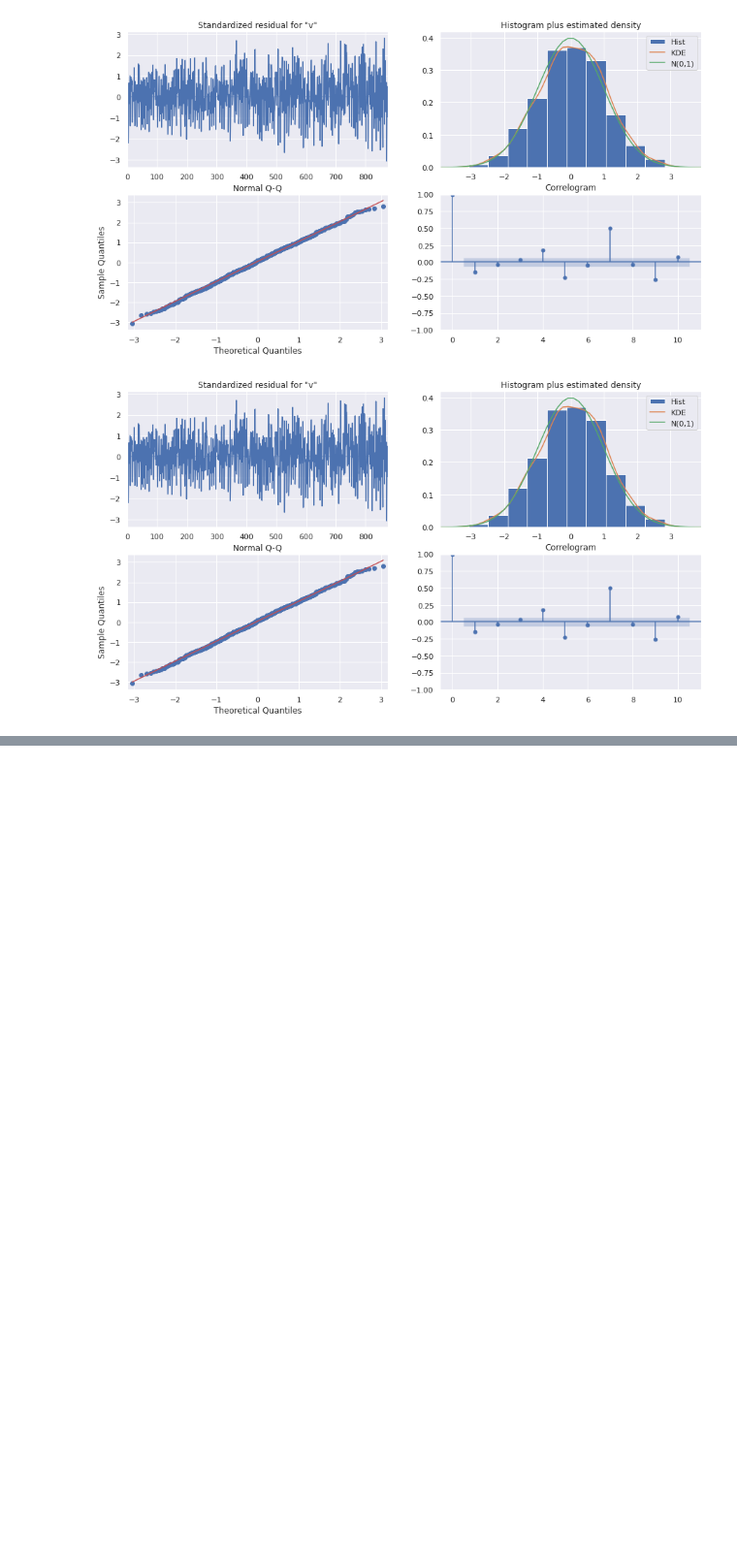
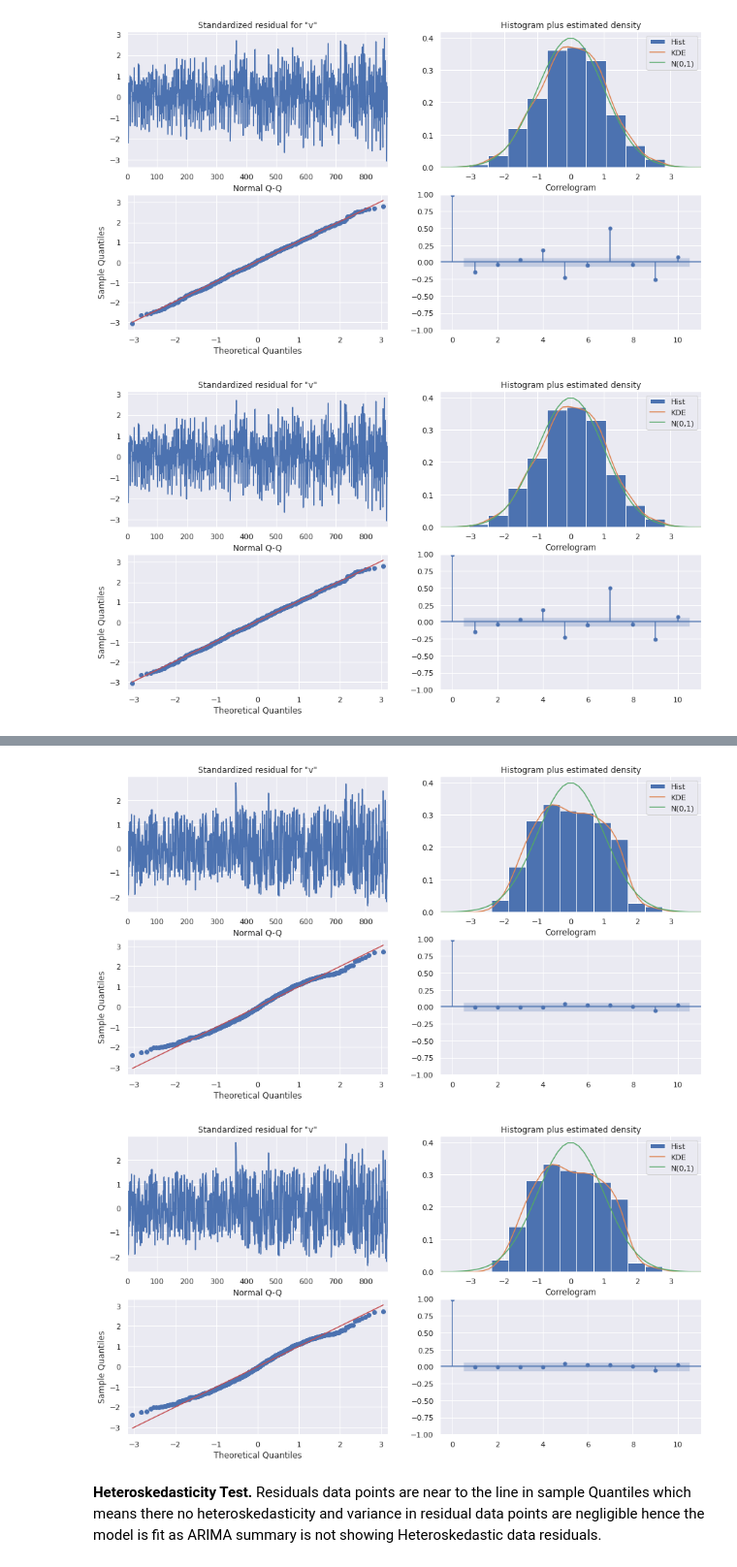
Before and after one commit to AnurAK1/UsrsLoginWeb, a Jupyter notebook: dailyuserslogin.ipynb, the cells around one changed output, grey strips where cells are left out. Shown at 97% size. Saved outputs shown, nothing was run; the diff lists cells and outputs as text; code cells hidden in the pictures; blank space fills up the shorter version.

```diff
--- a/dailyuserslogin.ipynb
+++ b/dailyuserslogin.ipynb
@@ -184,0 +192,7 @@ model_fit.plot_diagnostics()
+# %%
+s=7
+import statsmodels.api as sm
+print(p,d,q)
+model_new = sm.tsa.statespace.SARIMAX(Train_df['value'],order=(p,d,q),seasonal_order=(1,0,1,s),time_varying_regression=True,mle_regression=False)
+result=model_new.fit(maxiter=50,method='powell')
+result.summary()
@@ -184,0 +228,8 @@ model_fit.plot_diagnostics()
+# %%
+result.plot_diagnostics()
+# %% [output]
+[figure, added]
+[figure, added]
+# %% [markdown]
+**Heteroskedasticity Test.**
+Residuals data points are near to the line in sample Quantiles which means there no heteroskedasticity and variance in residual data points are negligible hence the model is fit as ARIMA summary is not showing Heteroskedastic data residuals.
```
Also changed, not shown: parts of 13 cells of this notebook.
